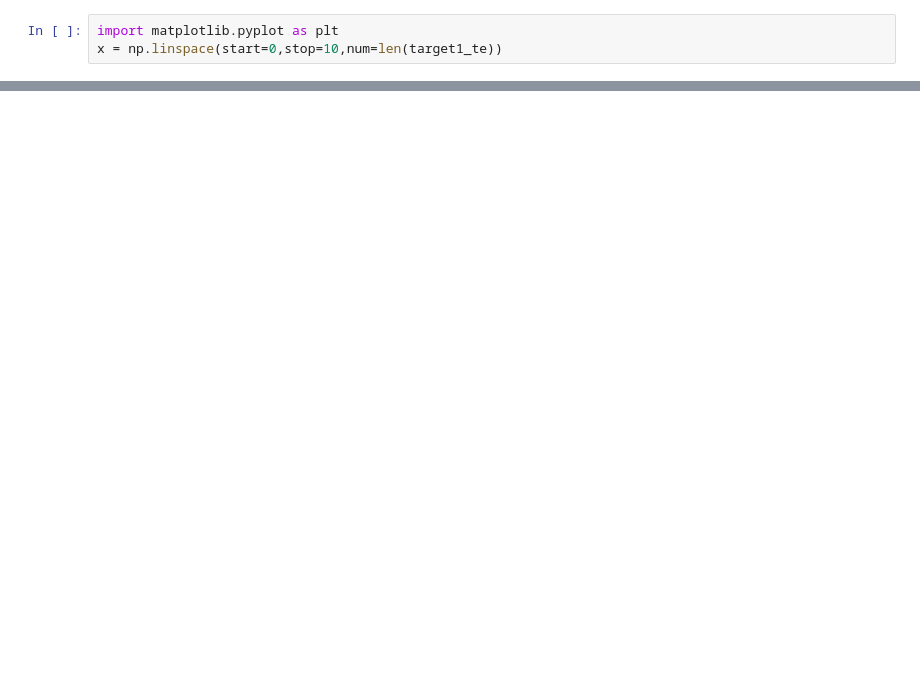
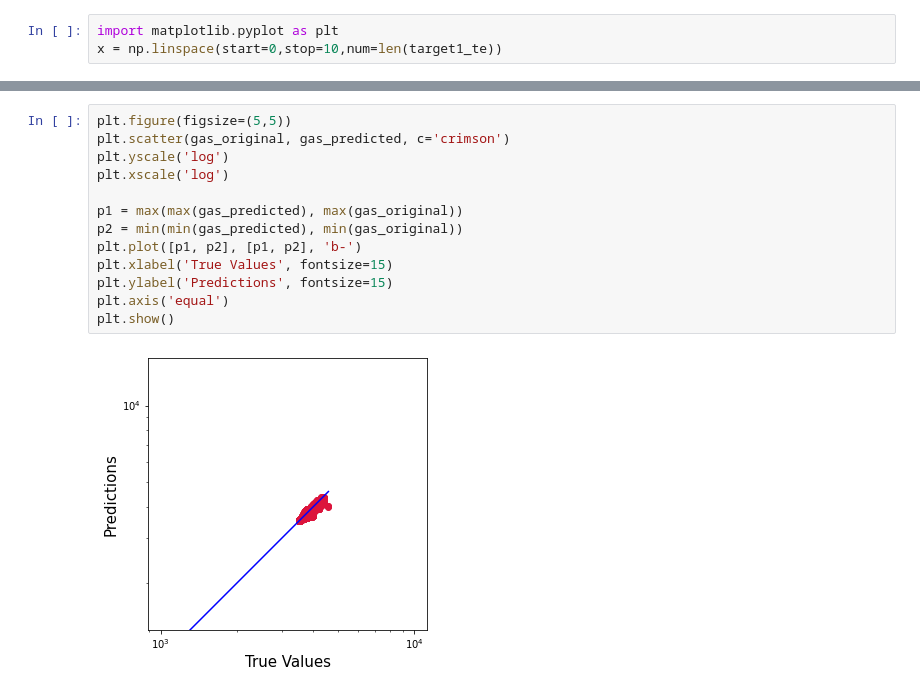
Before and after one commit to szn5400/CO2_all, a Jupyter notebook: STT_pressure_myrescale_v1.ipynb, the cells around one changed output, grey strips where cells are left out. Cells and saved outputs as stored; diff of their text form; blank space fills up the shorter version.

```diff
--- a/STT_pressure_myrescale_v1.ipynb
+++ b/STT_pressure_myrescale_v1.ipynb
@@ -91,0 +141,15 @@ plt.show()
+# %%
+plt.figure(figsize=(5,5))
+plt.scatter(gas_original, gas_predicted, c='crimson')
+plt.yscale('log')
+plt.xscale('log')
+
+p1 = max(max(gas_predicted), max(gas_original))
+p2 = min(min(gas_predicted), min(gas_original))
+plt.plot([p1, p2], [p1, p2], 'b-')
+plt.xlabel('True Values', fontsize=15)
+plt.ylabel('Predictions', fontsize=15)
+plt.axis('equal')
+plt.show()
+# %% [output]
+[figure, added]
```
Also changed, not shown: parts of 14 cells of this notebook.
